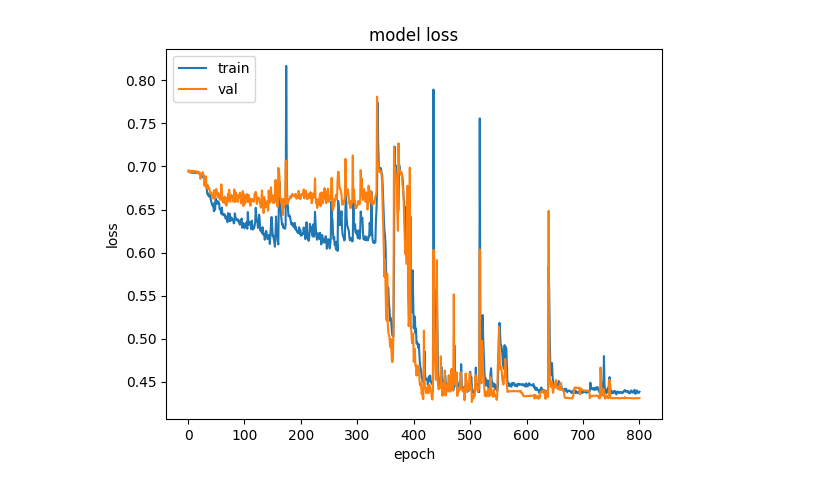
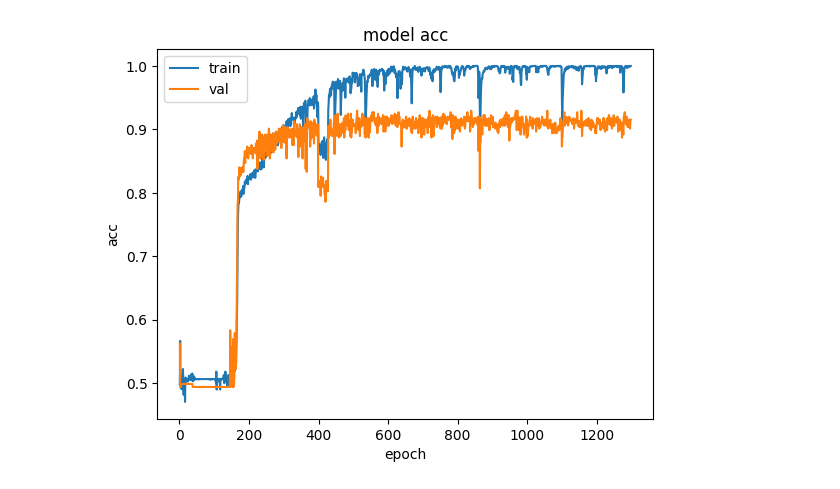
Before and after one commit to JaehyeongWang/research, a Jupyter notebook: main.ipynb, the cells around one changed output. Cells and saved outputs as stored; diff of their text form; code cells hidden in the pictures.

Commit message:
add: model apply

```diff
--- a/main.ipynb
+++ b/main.ipynb
@@ -46,14 +51,14 @@ def preprocessing(folder_name):
         #using minmaxscaler of each column in df
         df[['Close','Volume','Diff']] = scaler.fit_transform(df[['Close','Volume','Diff']])
 
-        #apply weight
-        df['input'] = df['Close'] * 0.4 + df['Diff'] * 0.3 + df['Volume'] * 0.3
+        # #apply weight
+        # df['input'] = df['Close'] * 0.4 + df['Diff'] * 0.3 + df['Volume'] * 0.3
 
-        #drop column
-        df = df.drop(['Close','Volume','Diff'], axis=1)
+        # #drop column
+        # df = df.drop(['Close','Volume','Diff'], axis=1)
 
-        #dataframe to list
-        df = df['input'].tolist()
+        # #dataframe to list
+        # df = df['input'].tolist()
 
         #insert list to array
         data_array.append(df)
@@ -119,16 +132,16 @@ x_test = np.nan_to_num(x_test, nan=0)
 # %%
-x_train = x_train.reshape(x_train.shape[0], x_train.shape[1], 1)
+# x_train = x_train.reshape(x_train.shape[0], x_train.shape[1], 1)
 # %%
 model = Sequential()
-model.add(LSTM(128, return_sequences=True))
+model.add(LSTM(128, input_shape=(1258,3), return_sequences=True))
 model.add(Dropout(0.2))
 model.add(LSTM(32))
 # model.add(Dense(32, activation='relu'))
 model.add(Dropout(0.2))
 model.add(Dense(2, activation='softmax'))
-es = EarlyStopping(monitor='val_loss', mode='min', verbose=1, patience=500)
+es = EarlyStopping(monitor='val_loss', mode='min', verbose=1, patience=1000)
 mc = ModelCheckpoint('best_model.h5', monitor='val_acc', mode='max', save_best_only=True)
 model.compile(loss='binary_crossentropy', optimizer='adam', metrics=['acc'])
 # %%
-history=model.fit(x_train, y_train, epochs=1000, batch_size=64, validation_split=0.2, callbacks=[es, mc])
+history=model.fit(x_train, y_train, epochs=3000, batch_size=64, validation_split=0.2, callbacks=[es, mc])
 # %% [output]
@@ -178,12 +207,11 @@ print(y_pred)
 # %%
-# epochs = range(1, len(history.history['acc']) + 1)
-epochs = range(1, 801)
-plt.plot(epochs, history.history['loss'][:800])
-plt.plot(epochs, history.history['val_loss'][:800])
-plt.title('model loss')
-plt.ylabel('loss')
+epochs = range(1, len(history.history['acc']) + 1)
+plt.plot(epochs, history.history['acc'])
+plt.plot(epochs, history.history['val_acc'])
+plt.title('model acc')
+plt.ylabel('acc')
 plt.xlabel('epoch')
 plt.legend(['train', 'val'], loc='upper left')
 plt.show()
 # %% [output]
-[figure, old version]
+[figure, new version]
```
Also changed, not shown: parts of 7 cells of this notebook, 10 other files.
